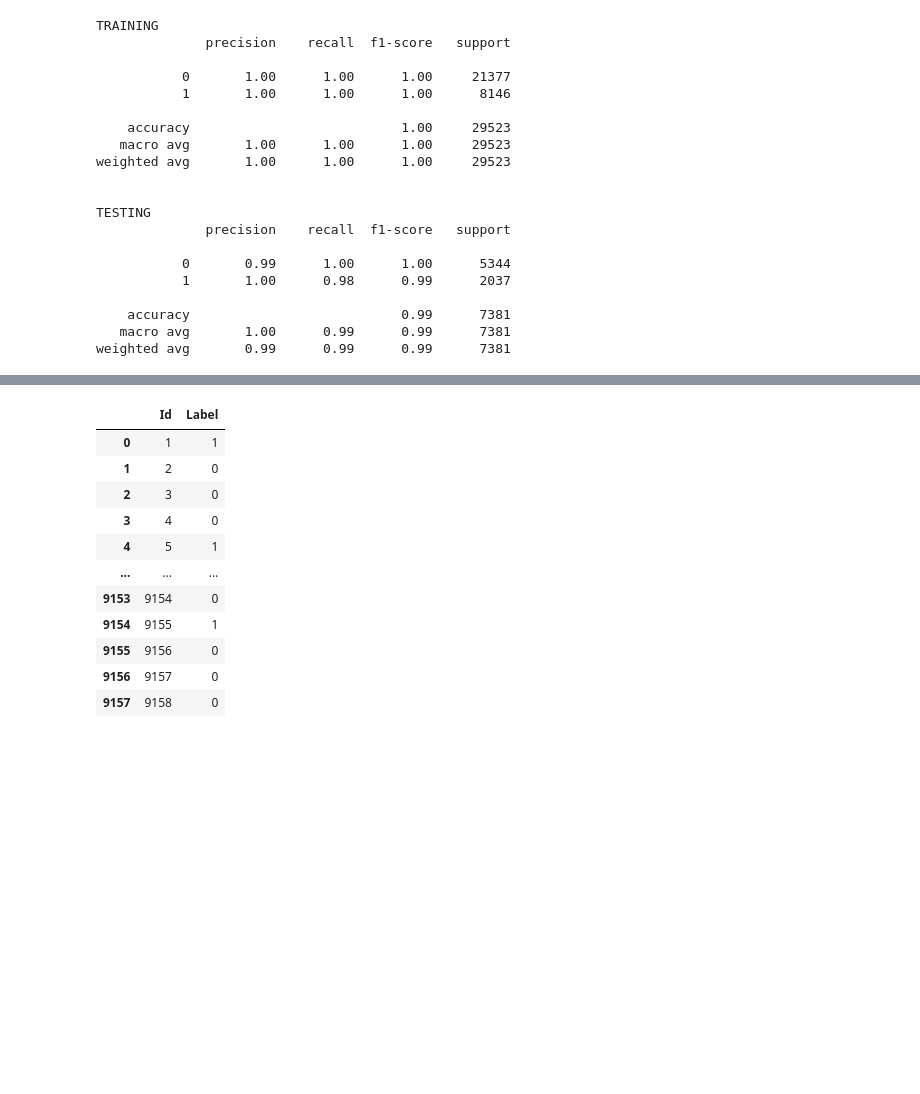
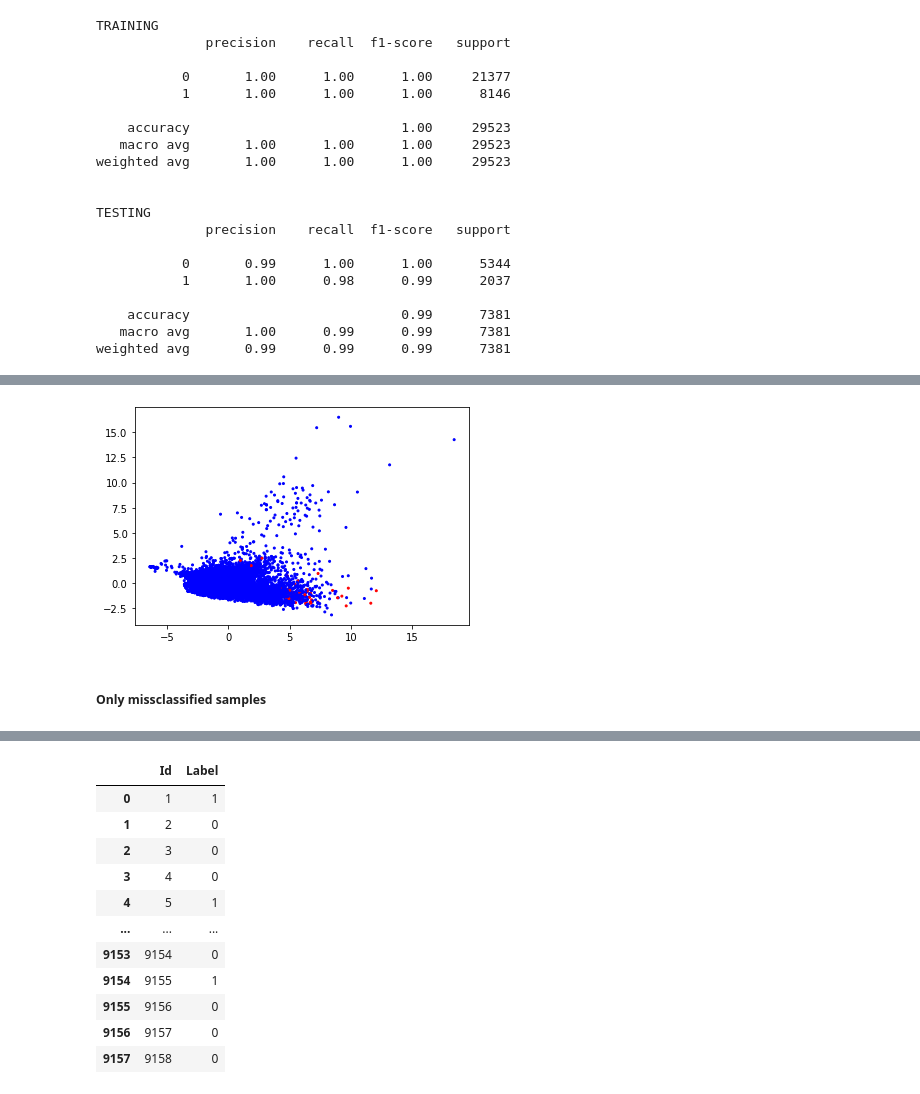
Before and after one commit to sergio-gimenez/anomaly-4G-detection, a Jupyter notebook: MLEARN_Competition_GimenezCastell.ipynb, the cells around one changed output, grey strips where cells are left out. Cells and saved outputs as stored; diff of their text form; code cells hidden in the pictures; blank space fills up the shorter version.

```diff
--- a/MLEARN_Competition_GimenezCastell.ipynb
+++ b/MLEARN_Competition_GimenezCastell.ipynb
@@ -228,0 +277,15 @@ test confusion matrix:
+# %%
+colors=['blue' if l=='hit' else 'red' for l in y_miss_global]
+# %%
+pca = PCA(n_components=2)  # Reduce to k=2 dimensions
+scaler = StandardScaler()
+X_valdiation_norm = scaler.fit_transform(X_validation)
+X_validation_reduce = pca.fit_transform(X_valdiation_norm)
+# %%
+fig, ax = plt.subplots()
+ax.scatter(X_validation_reduce[:,0], X_validation_reduce[:, 1], s=4,color=colors)
+plt.show()
+# %% [output]
+[figure, added]
+# %% [markdown]
+##### Only missclassified samples
```
Also changed, not shown: parts of 24 cells of this notebook.
